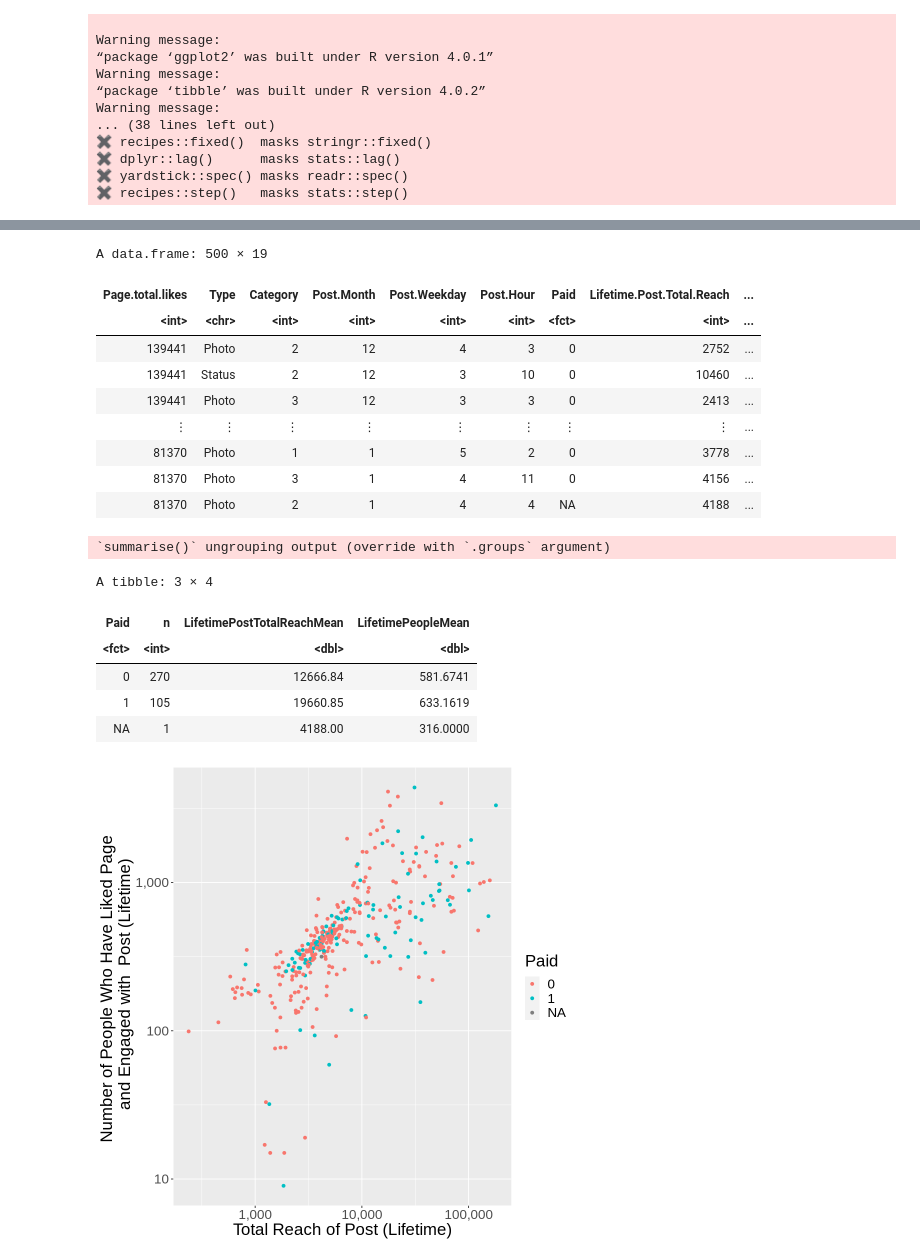
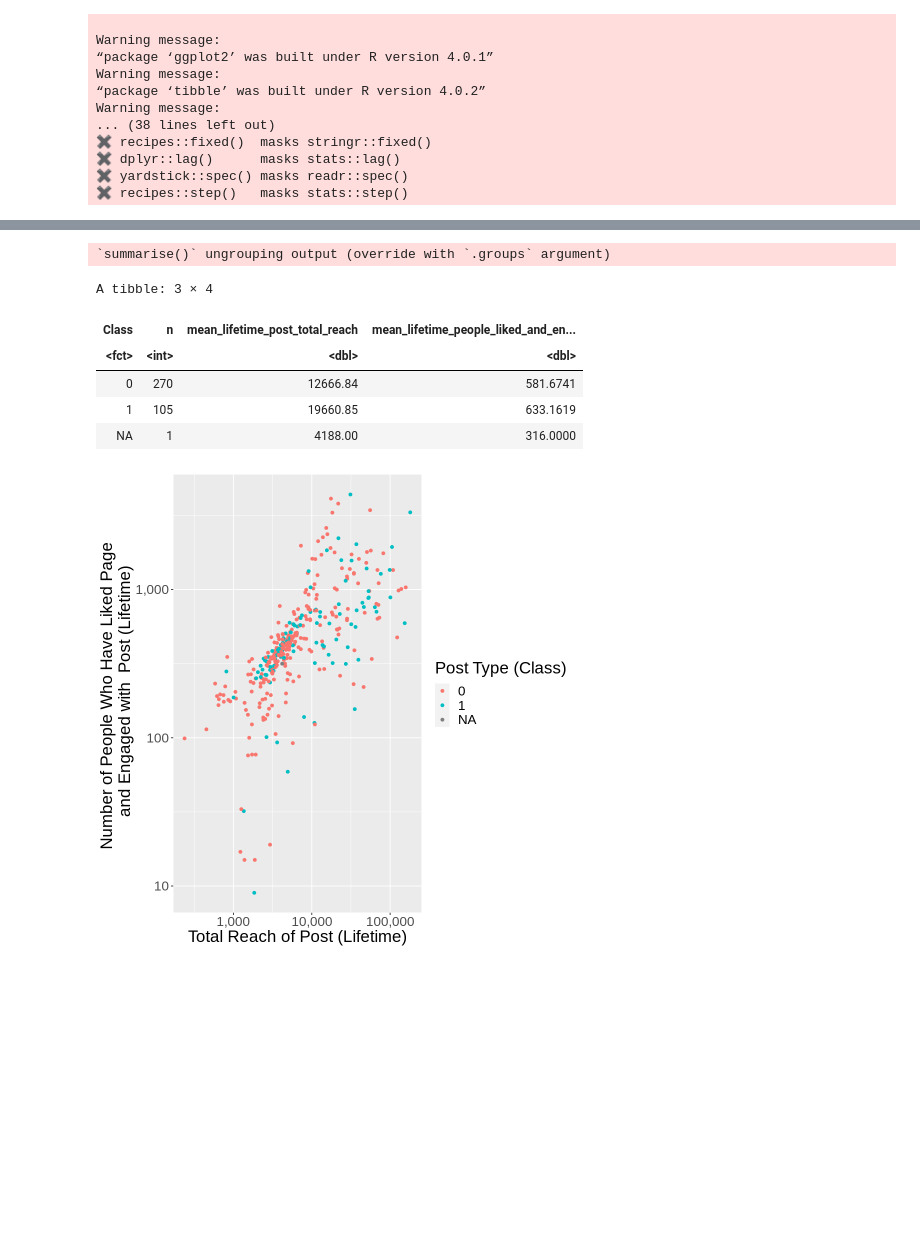
Before and after one commit to truzopus/DSCI_100_Group7, a Jupyter notebook: proposal.ipynb, the cells around one changed output, grey strips where cells are left out. Drawn from its saved outputs; the diff is of its cells as text; code cells hidden in the pictures; blank space fills up the shorter version.

```diff
--- a/proposal.ipynb
+++ b/proposal.ipynb
@@ -28,3 +34,12 @@ Warning message:
 ✖ dplyr::lag()      masks stats::lag()
 ✖ yardstick::spec() masks readr::spec()
 ✖ recipes::step()   masks stats::step()
+# %%
+set.seed(3060)
+options(repr.plot.width = 8, repr.plot.height = 8)
+options(repr.matrix.max.rows = 6)
+
+# load data
+facebook <- read.delim('data/dataset_Facebook.csv', sep = ';') %>%
+    mutate(Paid = as_factor(Paid))
+facebook
@@ -31,43 +57,38 @@ Warning message:
+# %%
+# split data into training and test set
+facebook_split <- initial_split(facebook, prop = 0.75, strata = Paid)
+facebook_train <- training(facebook_split)
+facebook_test <- testing(facebook_split)
+
+# summarize data
+facebook_group <- facebook_train %>%
+    group_by(Class = Paid) %>%
+    summarize(
+        n = n(),
+        mean_lifetime_post_total_reach = mean(Lifetime.Post.Total.Reach, na.rm = TRUE),
+        mean_lifetime_people_liked_and_engaged = mean(Lifetime.People.who.have.liked.your.Page.and.engaged.with.your.post, na.RM = TRUE)
+    )
+facebook_group
+# %% [output]
+`summarise()` ungrouping output (override with `.groups` argument)
+A tibble: 3 × 4
+| Class | n | mean_lifetime_post_total_reach | mean_lifetime_people_liked_and_en... |
+| <fct> | <int> | <dbl> | <dbl> |
+| 0 | 270 | 12666.84 | 581.6741 |
+| 1 | 105 | 19660.85 | 633.1619 |
+| NA | 1 | 4188.00 | 316.0000 |
 # %%
-set.seed(3060)
-options(repr.plot.width = 8, repr.plot.height = 8)
-options(repr.matrix.max.rows = 6)
-facebook <- mutate(read.delim('data/dataset_Facebook.csv', sep = ';'), Paid=as_factor(Paid))
-facebook
-
-facebook_split <- initial_split(facebook, prop = 0.75, strata = Paid)
-facebook_train <- training(facebook_split)
-facebook_test <- testing(facebook_split)
-
-facebook_group <- facebook_train %>% group_by(Paid)%>%
-summarize(n=n(),LifetimePostTotalReachMean = mean(Lifetime.Post.Total.Reach, na.rm =TRUE), LifetimePeopleMean = mean(Lifetime.People.who.have.liked.your.Page.and.engaged.with.your.post, na.RM=TRUE))
-facebook_group
-
-facebook_plot <- facebook_train %>% ggplot(aes(x=Lifetime.Post.Total.Reach,
-            y=Lifetime.People.who.have.liked.your.Page.and.engaged.with.your.post)) +
-            geom_point(aes(color=Paid)) + labs(x='Total Reach of Post (Lifetime)', y='Number of People Who Have Liked Page \n and Engaged with  Post (Lifetime)', color='Paid') +
+# create scatterplot
+facebook_plot <- facebook_train %>%
+    ggplot(aes(x = Lifetime.Post.Total.Reach, y = Lifetime.People.who.have.liked.your.Page.and.engaged.with.your.post)) +
+            geom_point(aes(color = Paid)) +
+            labs(x = 'Total Reach of Post (Lifetime)', y = 'Number of People Who Have Liked Page \n and Engaged with  Post (Lifetime)',
+                 color = 'Post Type (Class)') +
             scale_x_log10(labels = scales::comma) +
             scale_y_log10(labels = scales::comma) +
             theme(text = element_text(size = 20))
 facebook_plot
 # %% [output]
-A data.frame: 500 × 19
-| Page.total.likes | Type | Category | Post.Month | Post.Weekday | Post.Hour | Paid | Lifetime.Post.Total.Reach | ... |
-| <int> | <chr> | <int> | <int> | <int> | <int> | <fct> | <int> | ... |
-| 139441 | Photo | 2 | 12 | 4 | 3 | 0 | 2752 | ... |
-| 139441 | Status | 2 | 12 | 3 | 10 | 0 | 10460 | ... |
-| 139441 | Photo | 3 | 12 | 3 | 3 | 0 | 2413 | ... |
-| ⋮ | ⋮ | ⋮ | ⋮ | ⋮ | ⋮ | ⋮ | ⋮ | ... |
-| 81370 | Photo | 1 | 1 | 5 | 2 | 0 | 3778 | ... |
-| 81370 | Photo | 3 | 1 | 4 | 11 | 0 | 4156 | ... |
-| 81370 | Photo | 2 | 1 | 4 | 4 | NA | 4188 | ... |
-`summarise()` ungrouping output (override with `.groups` argument)
-A tibble: 3 × 4
-| Paid | n | LifetimePostTotalReachMean | LifetimePeopleMean |
-| <fct> | <int> | <dbl> | <dbl> |
-| 0 | 270 | 12666.84 | 581.6741 |
-| 1 | 105 | 19660.85 | 633.1619 |
-| NA | 1 | 4188.00 | 316.0000 |
-[figure, old version]
+[figure, new version]
 # %% [markdown]
 ### Methods:
```
Also changed, not shown: parts of 6 cells of this notebook.
